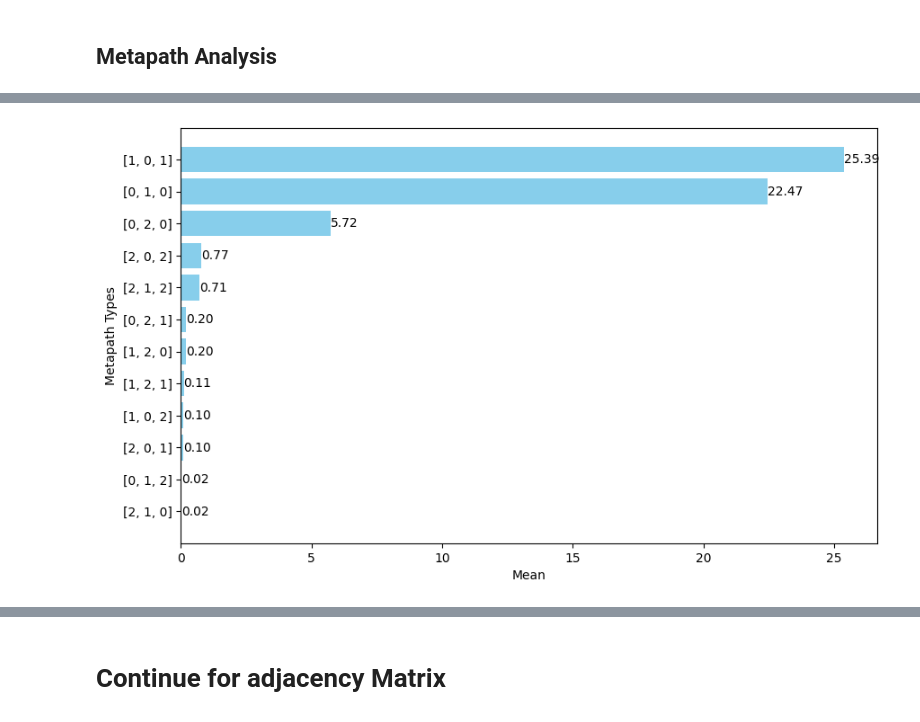
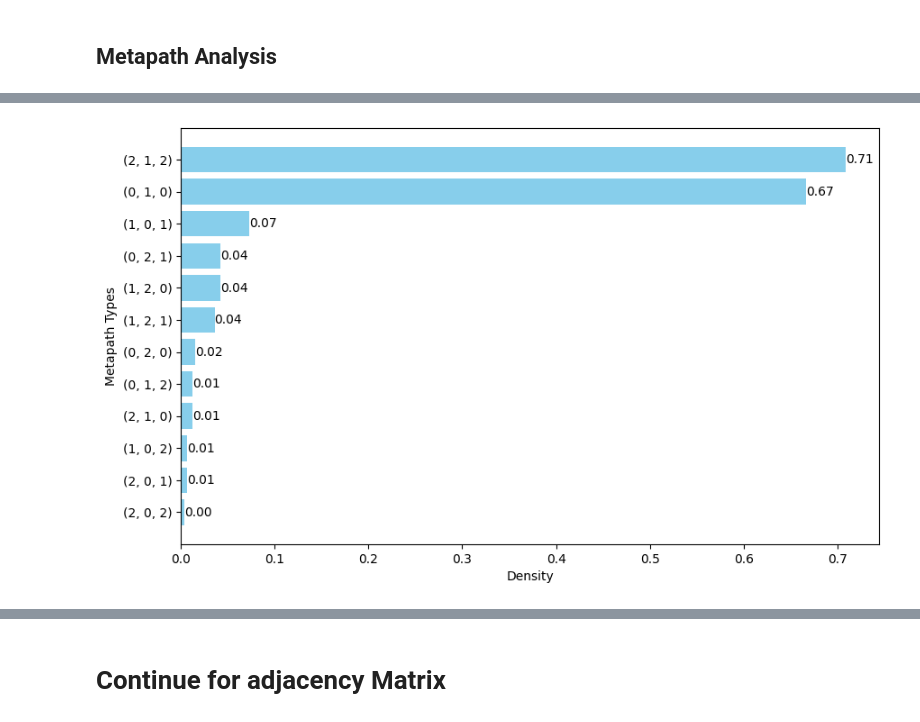
Before and after one commit to lucyzhang95/MAGNN_MKG, a Jupyter notebook: MAGNN/model_data_preprocess.ipynb, the cells around one changed output, grey strips where cells are left out. Saved outputs shown, nothing was run; the diff lists cells and outputs as text; code cells hidden in the pictures.

```diff
--- a/MAGNN/model_data_preprocess.ipynb
+++ b/MAGNN/model_data_preprocess.ipynb
@@ -183,17 +186,5 @@ array([[1, 0, 0, 0, 0, 0, 0, 0, 0, 0],
 # %%
-expected_metapath_l3 = [
-    [0, 1, 0],
-    [0, 1, 2],
-    [0, 2, 0],
-    [0, 2, 1],
-    [1, 0, 1],
-    [1, 0, 2],
-    [1, 2, 0],
-    [1, 2, 1],
-    [2, 0, 1],
-    [2, 0, 2],
-    [2, 1, 0],
-    [2, 1, 2]
-]
-
+expected_metapath_l3 = generate_paths(3)
 metapath_len3 = evaluate_metapath_adjacency_matrix(adjM, type_mask, expected_metapath_l3)
+metapath_len3_df = pd.DataFrame(metapath_len3)
+metapath_len3_df
@@ -219,12 +205,14 @@ sorted_metapath_len3_df = metapath_len3_df.sort_values(by='mean', ascending=Fals
 # %%
+sorted_metapath_len3_df = metapath_len3_df.sort_values(by='density', ascending=False)
+
 plt.figure(figsize=(10, 6))
-plt.barh(sorted_metapath_len3_df['metapath'].astype(str), sorted_metapath_len3_df['mean'], color='skyblue')
-plt.xlabel('Mean')
+plt.barh(sorted_metapath_len3_df['metapath'].astype(str), sorted_metapath_len3_df['density'], color='skyblue')
+plt.xlabel('Density')
 plt.ylabel('Metapath Types')
 plt.gca().invert_yaxis()
-for index, value in enumerate(sorted_metapath_len3_df['mean']):
+for index, value in enumerate(sorted_metapath_len3_df['density']):
     plt.text(value, index, f'{value:.2f}', va='center')
 plt.show()
 # %% [output]
-[figure, old version]
+[figure, new version]
 # %%
```
Also changed, not shown: parts of 18 cells of this notebook.
